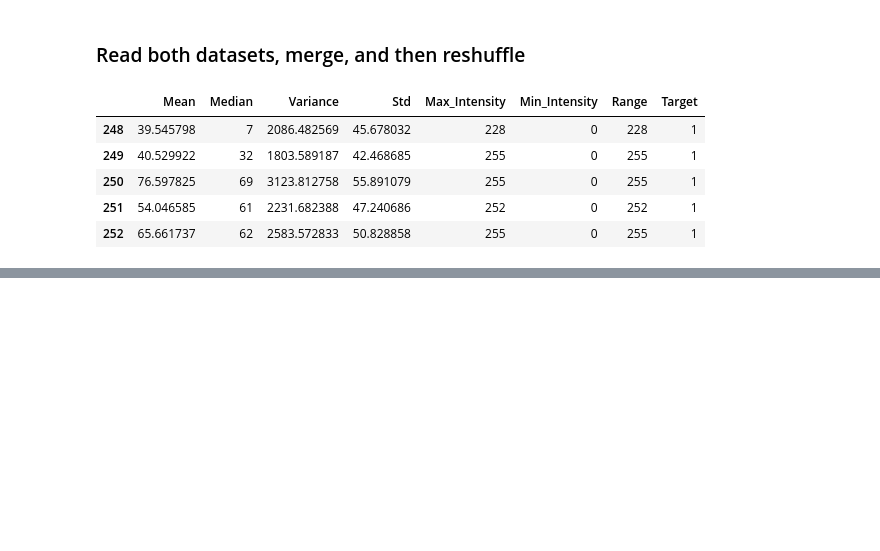
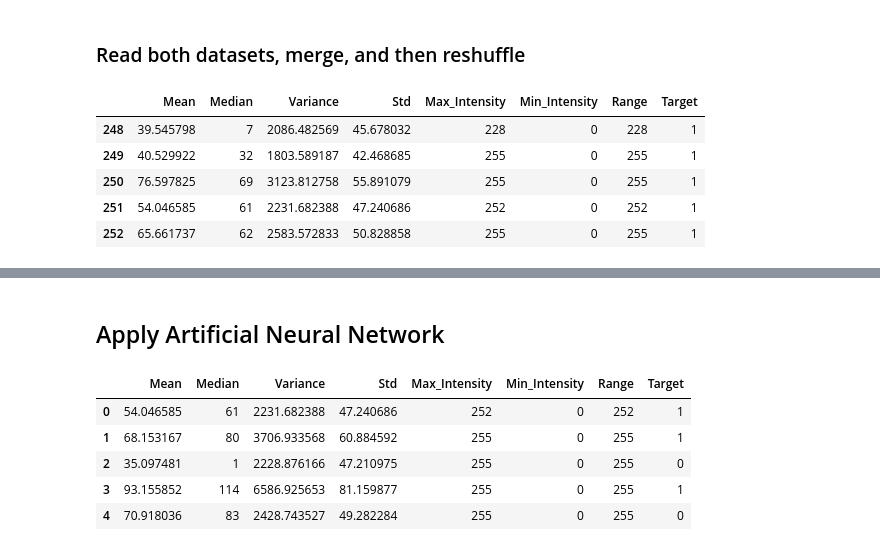
Before and after one commit to arfan64shah/Brain_MRI_Tumor_Detection, a Jupyter notebook: Brain_MRI_for_Tumor_Detection.ipynb, the cells around one changed output, grey strips where cells are left out. Saved outputs shown, nothing was run; the diff lists cells and outputs as text; code cells hidden in the pictures; blank space fills up the shorter version.

```diff
--- a/Brain_MRI_for_Tumor_Detection.ipynb
+++ b/Brain_MRI_for_Tumor_Detection.ipynb
@@ -270,0 +276,13 @@ dataset.tail()
+# %% [markdown]
+## Apply Artificial Neural Network
+# %%
+# load and read newly created dataset
+dataset = pd.read_excel('dataset.xlsx')
+dataset.head()
+# %% [output]
+|  | Mean | Median | Variance | Std | Max_Intensity | Min_Intensity | Range | Target |
+| 0 | 54.046585 | 61 | 2231.682388 | 47.240686 | 252 | 0 | 252 | 1 |
+| 1 | 68.153167 | 80 | 3706.933568 | 60.884592 | 255 | 0 | 255 | 1 |
+| 2 | 35.097481 | 1 | 2228.876166 | 47.210975 | 255 | 0 | 255 | 0 |
+| 3 | 93.155852 | 114 | 6586.925653 | 81.159877 | 255 | 0 | 255 | 1 |
+| 4 | 70.918036 | 83 | 2428.743527 | 49.282284 | 255 | 0 | 255 | 0 |
```
Also changed, not shown: parts of 6 cells of this notebook.
